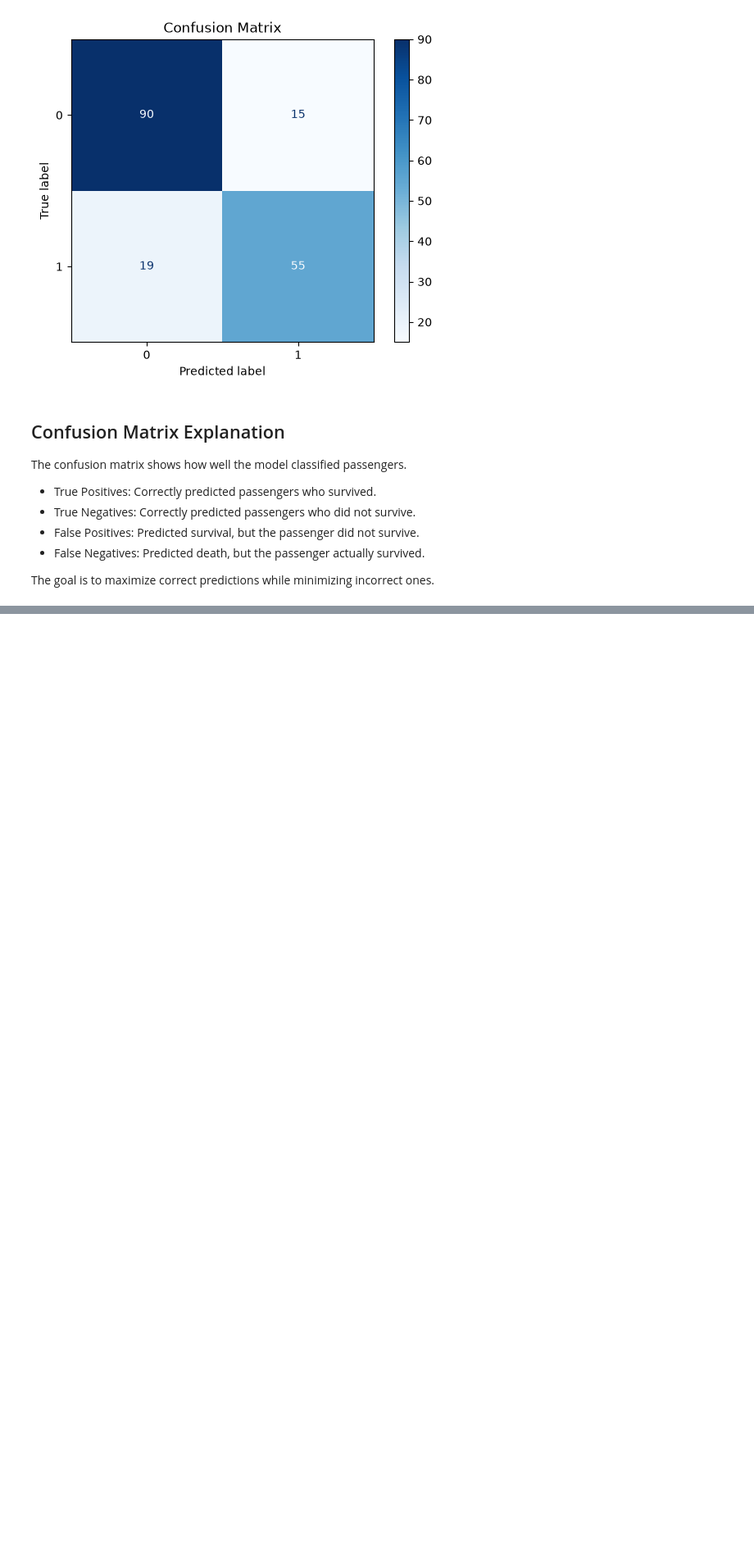
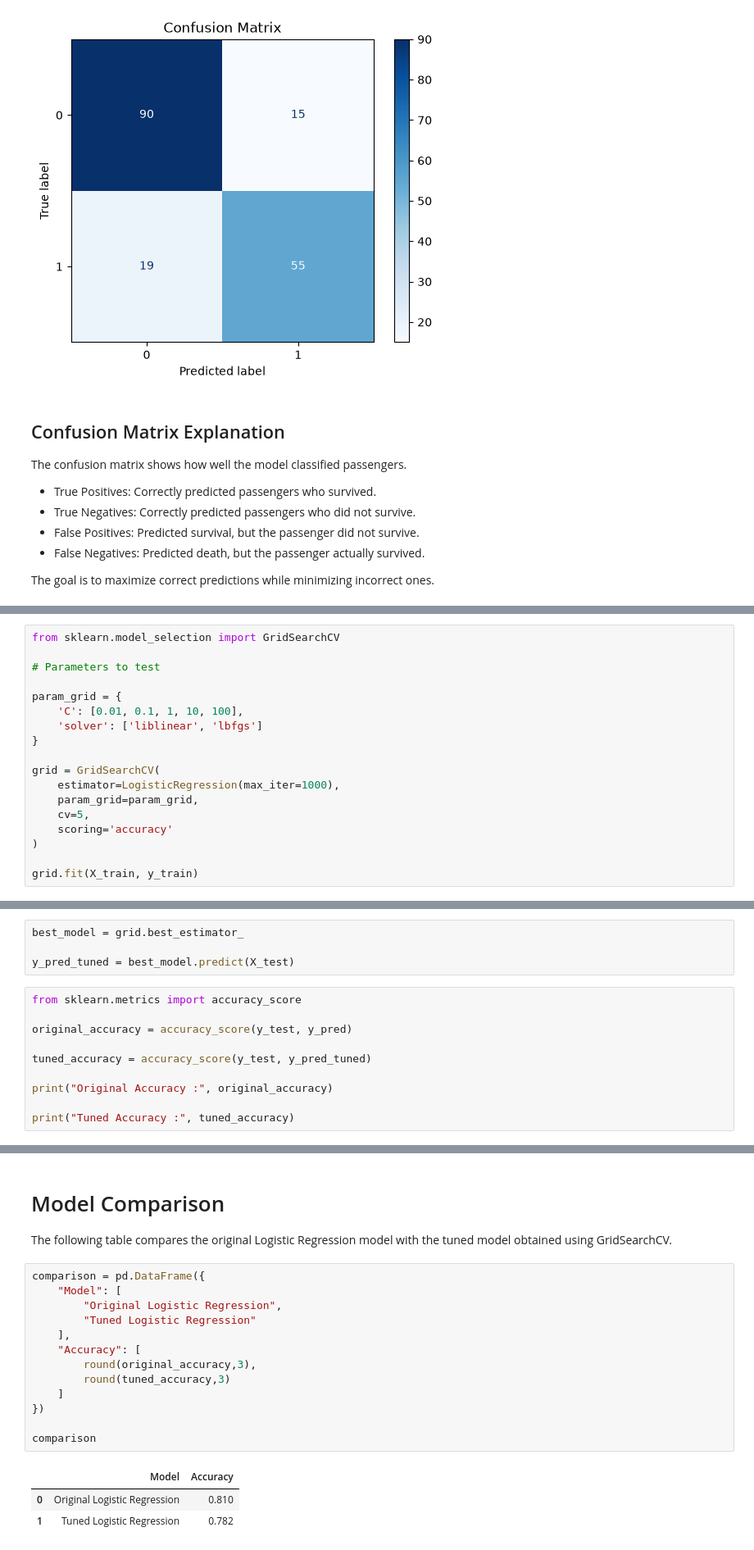
Before and after one commit to amna-8605/neurofive-ml-track, a Jupyter notebook: Titanic_EDA.ipynb, the cells around one changed output, grey strips where cells are left out. Shown at 82% size. Saved outputs shown, nothing was run; the diff lists cells and outputs as text; blank space fills up the shorter version.

```diff
--- a/Titanic_EDA.ipynb
+++ b/Titanic_EDA.ipynb
@@ -491,0 +553,18 @@ The goal is to maximize correct predictions while minimizing incorrect ones.
+# %%
+from sklearn.model_selection import GridSearchCV
+
+# Parameters to test
+
+param_grid = {
+    'C': [0.01, 0.1, 1, 10, 100],
+    'solver': ['liblinear', 'lbfgs']
+}
+
+grid = GridSearchCV(
+    estimator=LogisticRegression(max_iter=1000),
+    param_grid=param_grid,
+    cv=5,
+    scoring='accuracy'
+)
+
+grid.fit(X_train, y_train)
@@ -491,0 +592,14 @@ The goal is to maximize correct predictions while minimizing incorrect ones.
+# %%
+best_model = grid.best_estimator_
+
+y_pred_tuned = best_model.predict(X_test)
+# %%
+from sklearn.metrics import accuracy_score
+
+original_accuracy = accuracy_score(y_test, y_pred)
+
+tuned_accuracy = accuracy_score(y_test, y_pred_tuned)
+
+print("Original Accuracy :", original_accuracy)
+
+print("Tuned Accuracy :", tuned_accuracy)
@@ -491,0 +624,21 @@ The goal is to maximize correct predictions while minimizing incorrect ones.
+# %% [markdown]
+# Model Comparison
+
+The following table compares the original Logistic Regression model with the tuned model obtained using GridSearchCV.
+# %%
+comparison = pd.DataFrame({
+    "Model": [
+        "Original Logistic Regression",
+        "Tuned Logistic Regression"
+    ],
+    "Accuracy": [
+        round(original_accuracy,3),
+        round(tuned_accuracy,3)
+    ]
+})
+
+comparison
+# %% [output]
+|  | Model | Accuracy |
+| 0 | Original Logistic Regression | 0.810 |
+| 1 | Tuned Logistic Regression | 0.782 |
```
Also changed, not shown: parts of 14 cells of this notebook.
